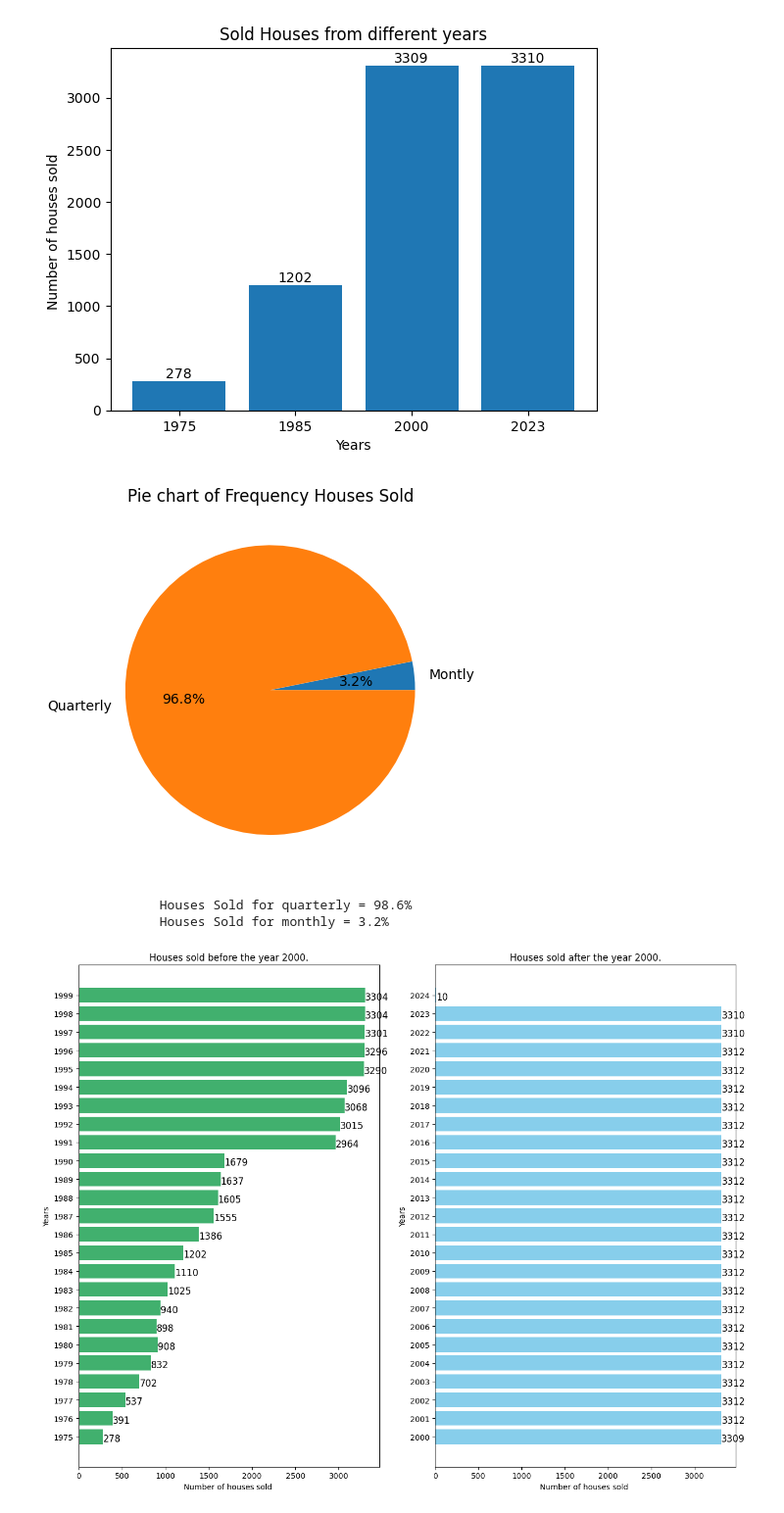
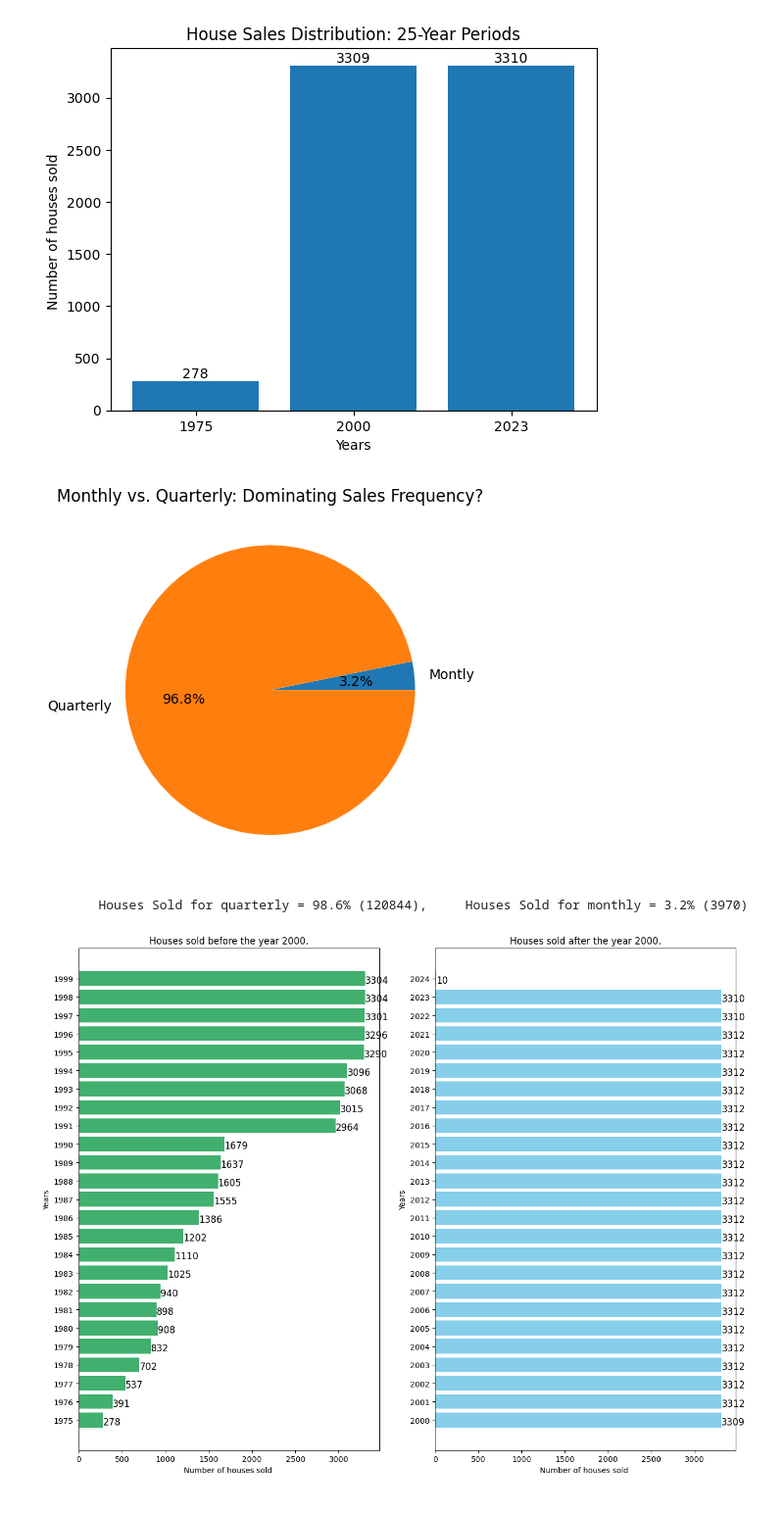
Before and after one commit to haraya/DataAnalysis_USHousingExplorer, a Jupyter notebook: Sold_Houses.ipynb, the cells around one changed output. Shown: that part at 98% size. Cells and saved outputs as stored; diff of their text form; code cells hidden in the pictures.

Commit message:
Update the Sold Houses.ipynb file

```diff
--- a/Sold_Houses.ipynb
+++ b/Sold_Houses.ipynb
@@ -13,22 +12,22 @@ soldHouses_1985 =len(sortYears[sortYears['yr']==1985])
 soldHouses_2000 = len(sortYears[sortYears['yr']==2000])
 soldHouses_2023 = len(sortYears[sortYears['yr']==2023])
 
-yearsHouses = ["1975", "1985","2000","2023"]
-valuesHouses= [soldHouses_1975, soldHouses_1985, soldHouses_2000, soldHouses_2023]
+yearsHouses = ["1975","2000","2023"]
+valuesHouses= [soldHouses_1975, soldHouses_2000, soldHouses_2023]
 
-#1975 - first year
+#124,814 data
 # %%
 plt.bar(yearsHouses, valuesHouses)
 
 for i, value in enumerate(valuesHouses):
     plt.text(i,value+0.5, str(value), ha='center', va='bottom')
 
 plt.xlabel("Years")
 plt.ylabel("Number of houses sold ")
-plt.title("Sold Houses from different years")
+plt.title("House Sales Distribution: 25-Year Periods")
 plt.show()
 # %% [output]
-[figure, old version]
+[figure, new version]
 # %%
 quarterly = len(data[data['frequency']=='quarterly'])
 monthly = len(data[data['frequency']=='monthly'])
@@ -37,15 +36,13 @@ frequencyValues = [monthly, quarterly]
 frequencyText = ['Montly', 'Quarterly']
 
 plt.pie(frequencyValues, labels=frequencyText, autopct="%1.1f%%")
-plt.title("Pie chart of Frequency Houses Sold")
+plt.title("Monthly vs. Quarterly: Dominating Sales Frequency?")
 plt.show()
 
-print("""\t\tHouses Sold for quarterly = 98.6%
-\t\tHouses Sold for monthly = 3.2% """)
+print(f"""\tHouses Sold for quarterly = 98.6% ({quarterly}),\tHouses Sold for monthly = 3.2% ({monthly}) """)
 # %% [output]
-[figure, old version]
+[figure, new version]
-                Houses Sold for quarterly = 98.6%
-                Houses Sold for monthly = 3.2%
+        Houses Sold for quarterly = 98.6% (120844),     Houses Sold for monthly = 3.2% (3970)
 # %%
 yearsList = list(set(sortYears['yr']))
 
```
Also changed, not shown: parts of 2 cells of this notebook.
